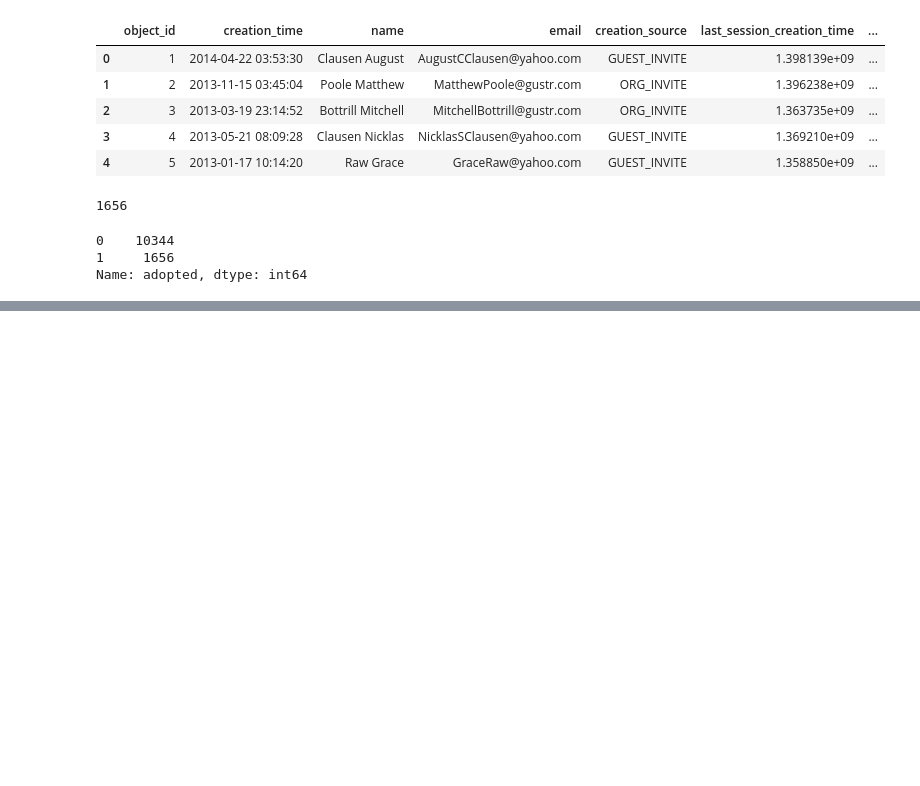
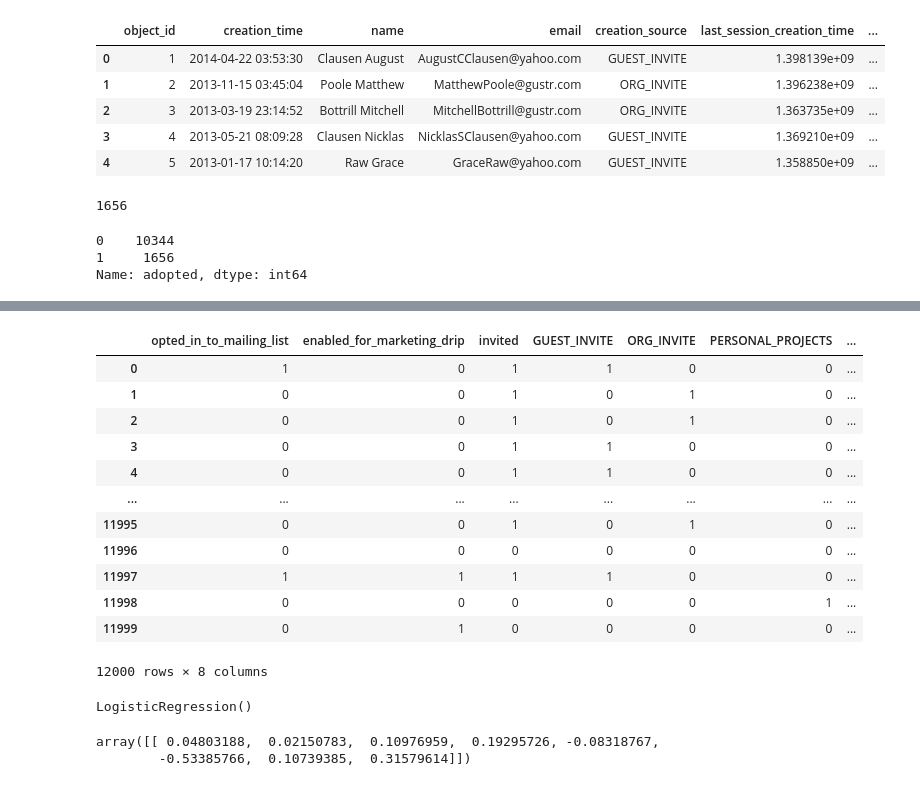
Before and after one commit to mruston209/Springboard, a Jupyter notebook: Relax Challenge/Relax Data Science Challenge.ipynb, the cells around one changed output, grey strips where cells are left out. Drawn from its saved outputs; the diff is of its cells as text; code cells hidden in the pictures; blank space fills up the shorter version.

```diff
--- a/Relax Challenge/Relax Data Science Challenge.ipynb
+++ b/Relax Challenge/Relax Data Science Challenge.ipynb
@@ -302,0 +508,4 @@ Name: adopted, dtype: int64
+# %%
+pd.get_dummies(users.creation_source)
+
+users['invited'] = 1*(users.invited_by_user_id>0)
@@ -302,0 +537,16 @@ Name: adopted, dtype: int64
+# %%
+users[['opted_in_to_mailing_list','enabled_for_marketing_drip','invited']].join(pd.get_dummies(users.creation_source))
+# %% [output]
+|  | opted_in_to_mailing_list | enabled_for_marketing_drip | invited | GUEST_INVITE | ORG_INVITE | PERSONAL_PROJECTS | ... |
+| 0 | 1 | 0 | 1 | 1 | 0 | 0 | ... |
+| 1 | 0 | 0 | 1 | 0 | 1 | 0 | ... |
+| 2 | 0 | 0 | 1 | 0 | 1 | 0 | ... |
+| 3 | 0 | 0 | 1 | 1 | 0 | 0 | ... |
+| 4 | 0 | 0 | 1 | 1 | 0 | 0 | ... |
+| ... | ... | ... | ... | ... | ... | ... | ... |
+| 11995 | 0 | 0 | 1 | 0 | 1 | 0 | ... |
+| 11996 | 0 | 0 | 0 | 0 | 0 | 0 | ... |
+| 11997 | 1 | 1 | 1 | 1 | 0 | 0 | ... |
+| 11998 | 0 | 0 | 0 | 0 | 0 | 1 | ... |
+| 11999 | 0 | 1 | 0 | 0 | 0 | 0 | ... |
+12000 rows × 8 columns
@@ -302,0 +560,9 @@ Name: adopted, dtype: int64
+# %%
+logreg.fit(X,y)
+# %% [output]
+LogisticRegression()
+# %%
+logreg.coef_
+# %% [output]
+array([[ 0.04803188,  0.02150783,  0.10976959,  0.19295726, -0.08318767,
+        -0.53385766,  0.10739385,  0.31579614]])
```
Also changed, not shown: parts of 44 cells of this notebook.
